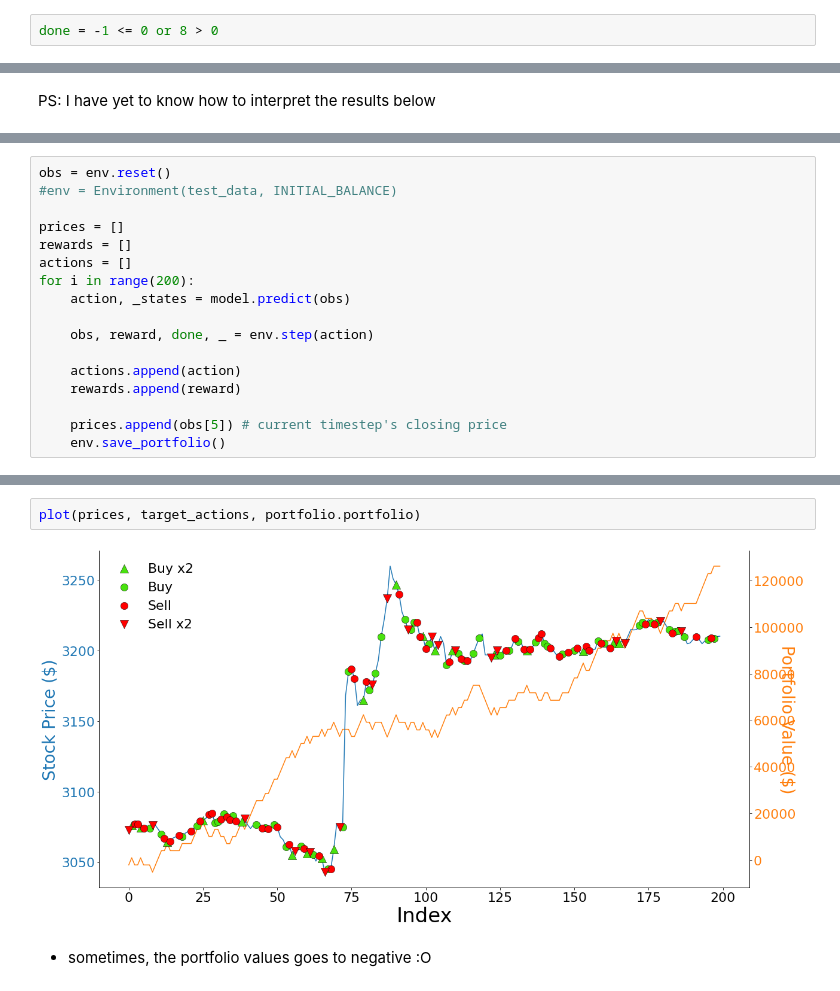
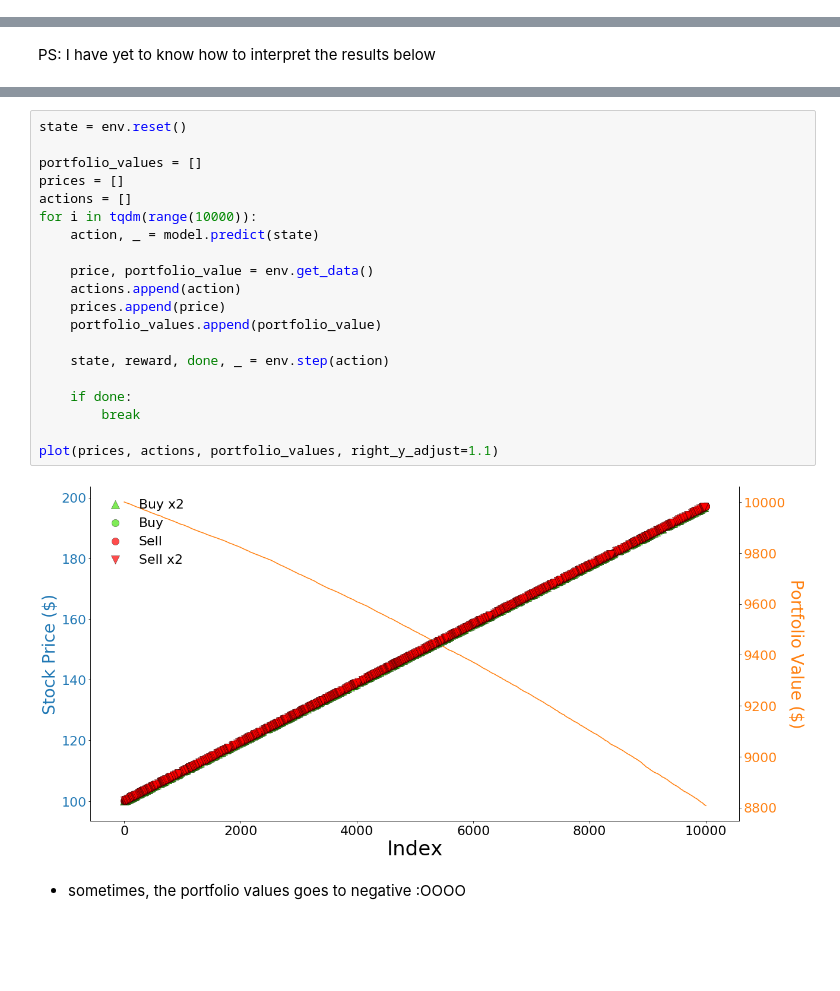
Before and after one commit to YAOS5/Amazon-Trading-Bot, a Jupyter notebook: stable_baselines_test.ipynb, the cells around one changed output, grey strips where cells are left out. Cells and saved outputs as stored; diff of their text form; blank space fills up the shorter version.

```diff
--- a/stable_baselines_test.ipynb
+++ b/stable_baselines_test.ipynb
@@ -43,2 +28,0 @@ bool
-# %%
-done = -1 <= 0 or 8 > 0
@@ -269,18 +84 @@ Wrapping the env in a DummyVecEnv.
 <stable_baselines.ppo2.ppo2.PPO2 at 0x...>
-# %%
-obs = env.reset()
-#env = Environment(test_data, INITIAL_BALANCE)
-
-prices = []
-rewards = []
-actions = []
-for i in range(200):
-    action, _states = model.predict(obs)
-
-    obs, reward, done, _ = env.step(action)
-
-    actions.append(action)
-    rewards.append(reward)
-
-    prices.append(obs[5]) # current timestep's closing price
-    env.save_portfolio()
@@ -335,7 +85,25 @@ for a in actions:
-# %%
-plot(prices, target_actions, portfolio.portfolio)
-# %% [output]
-[figure, removed]
+# %%
+state = env.reset()
+
+portfolio_values = []
+prices = []
+actions = []
+for i in tqdm(range(10000)):
+    action, _ = model.predict(state)
+
+    price, portfolio_value = env.get_data()
+    actions.append(action)
+    prices.append(price)
+    portfolio_values.append(portfolio_value)
+
+    state, reward, done, _ = env.step(action)
+
+    if done:
+        break
+
+plot(prices, actions, portfolio_values, right_y_adjust=1.1)
+# %% [output]
+[figure, added]
 # %% [markdown]
 
-- sometimes, the portfolio values goes to negative :O
+- sometimes, the portfolio values goes to negative :OOOO
```
Also changed, not shown: parts of 34 cells of this notebook, 1 other file.
